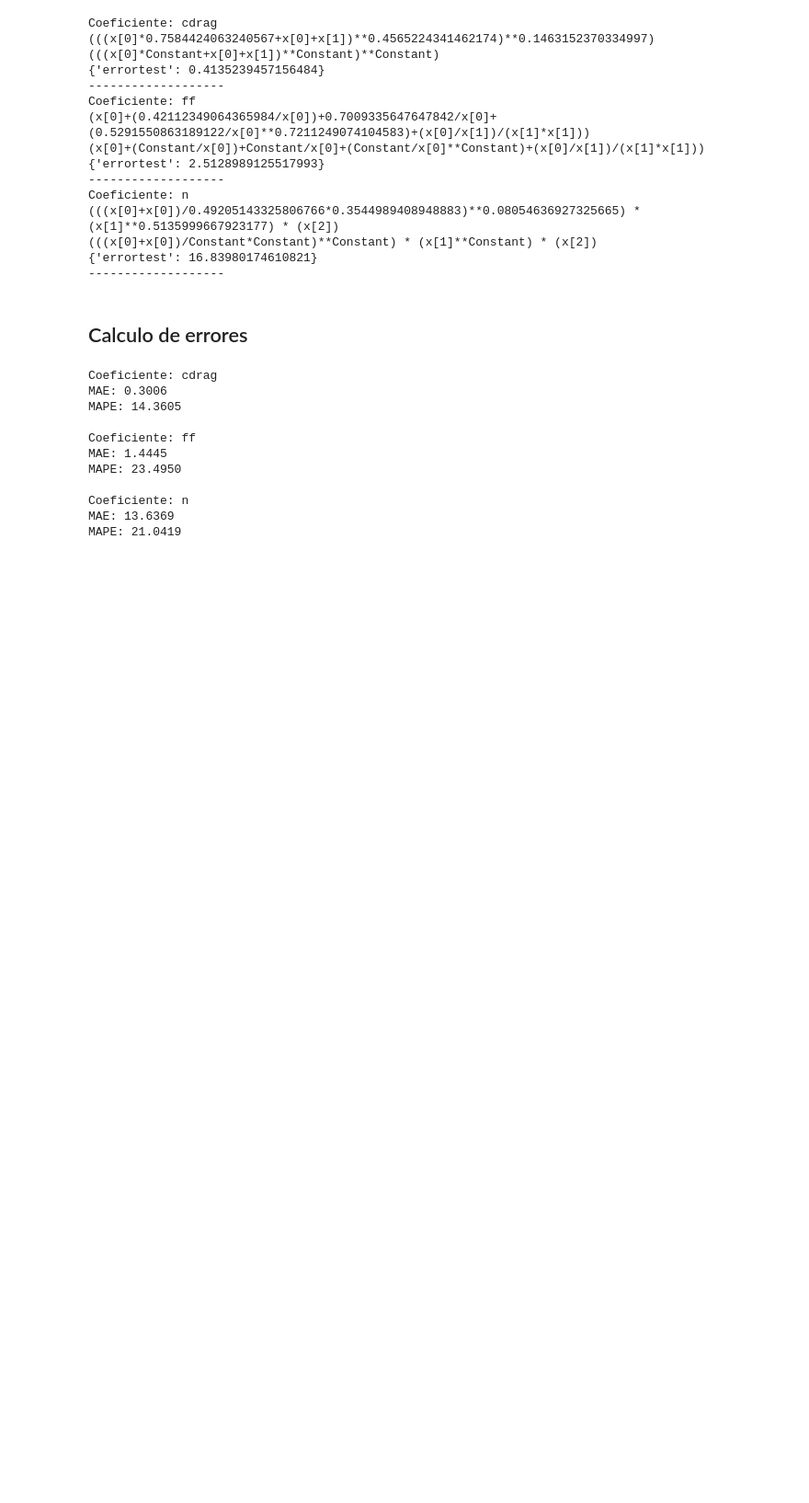
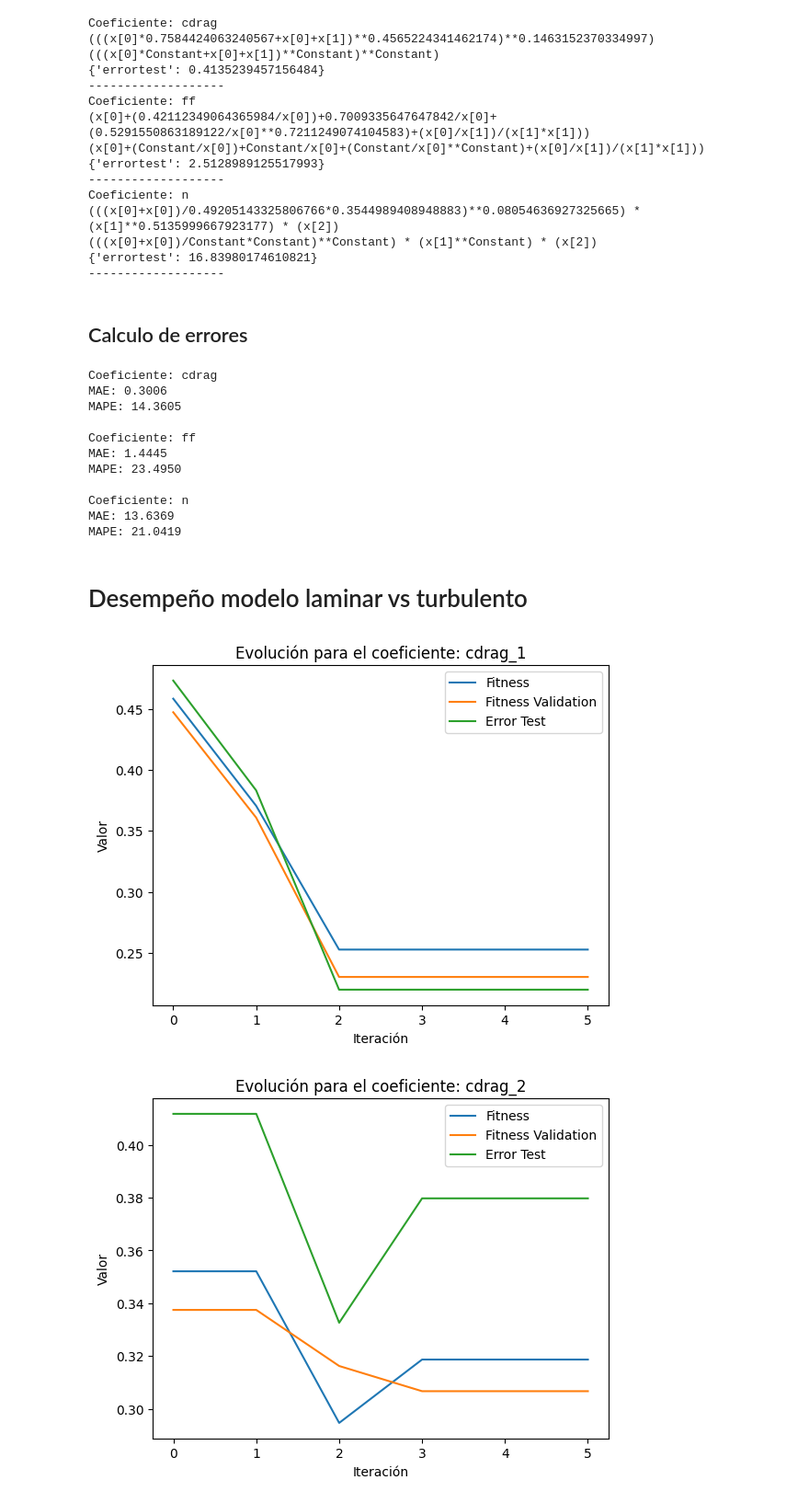
Before and after one commit to NicoBrandstetterr/projectCompuEvolutiva, a Jupyter notebook: sgeModel/sge/analytics.ipynb, the cells around one changed output. Shown at 92% size. Saved outputs shown, nothing was run; the diff lists cells and outputs as text; code cells hidden in the pictures; blank space fills up the shorter version.

```diff
--- a/sgeModel/sge/analytics.ipynb
+++ b/sgeModel/sge/analytics.ipynb
@@ -7,0 +12,27 @@ coeficientes = ['cdrag','ff','n']
+# %%
+def load_csv(file_path):
+    df = pd.read_csv(file_path)
+    return df.sort_values(by=['fitness_validation']).iloc[0]
+
+def process_files(coef, iteraciones, prefix, dic_results):
+    for it in range(iteraciones):
+        file_path = f'results/{coef}_{prefix}/run_1/iteration_{it}.csv'
+        # Aquí, ya nos aseguramos de que dic_results[f'{coef}'] existe
+        dic_results[f'{it}'] = load_csv(file_path)
+
+
+def load_results(iteraciones, suf):
+    dic_results = {}
+    for coef in coeficientes:
+        dic_results[f'{coef}'] = {}
+        if suf == "original":
+            process_files(coef, iteraciones, "original", dic_results[f'{coef}'])
+        elif suf == "choice 1":
+            for j in range(3):
+                dic_results[f'{coef}'][f'{j+1}'] = {}
+                process_files(coef, iteraciones, f'{j+1}', dic_results[f'{coef}'][f'{j+1}'])
+        elif suf == "choice 2":
+            for prefix in ["laminar_1", "turbulento_2"]:
+                dic_results[f'{coef}'][prefix] = {}
+                process_files(coef, iteraciones, prefix, dic_results[f'{coef}'][prefix])
+    return dic_results
@@ -66,0 +93,4 @@ for coef in coeficientes:
+# %%
+original_results = load_results(iteraciones=6,suf="original")
+choice1_results = load_results(iteraciones=6,suf="choice 1")
+choice2_results = load_results(iteraciones=6,suf="choice 2")
@@ -159,3 +195,11 @@ MAPE: 23.4950
 Coeficiente: n
 MAE: 13.6369
 MAPE: 21.0419
+# %% [markdown]
+# Desempeño modelo laminar vs turbulento
+# %%
+plot_evolution(choice1_results,iteraciones=6,structure_type="choice 1")
+# plot_evolution(choice2_results,iteraciones=6,structure_type="choice 2")
+# %% [output]
+[figure, added]
+[figure, added]
```
Also changed, not shown: parts of 9 cells of this notebook.
